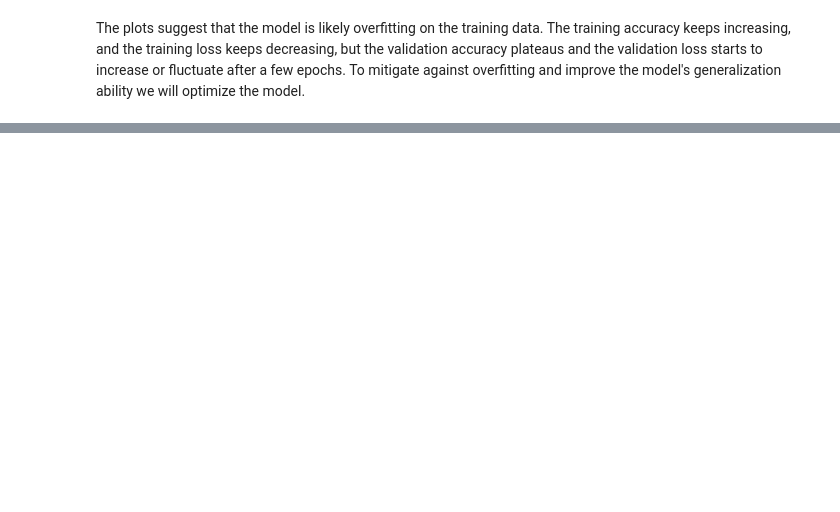
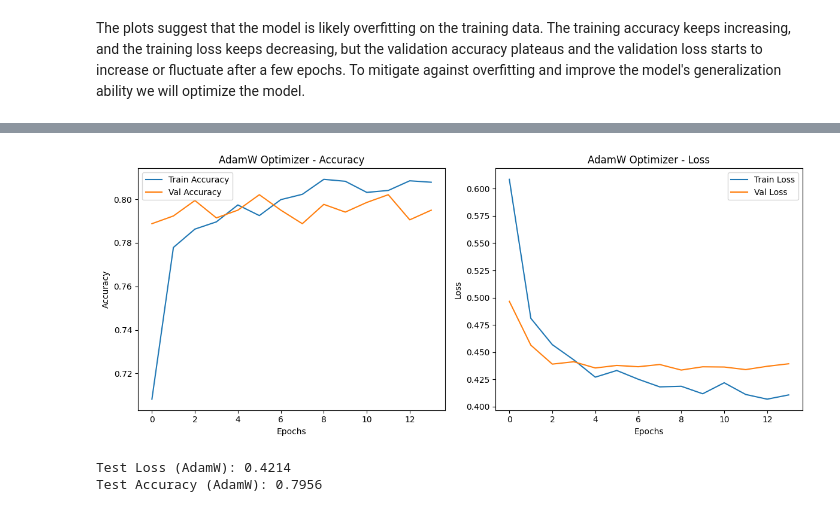
Before and after one commit to MugoDom/otomoto-marketing-segmentation, a Jupyter notebook: notebooks/Otomoto-market-segmentation.ipynb, the cells around one changed output, grey strips where cells are left out. Cells and saved outputs as stored; diff of their text form; code cells hidden in the pictures; blank space fills up the shorter version.

Commit message:
Optimise model using AdamW optimizer

```diff
--- a/notebooks/Otomoto-market-segmentation.ipynb
+++ b/notebooks/Otomoto-market-segmentation.ipynb
@@ -280,0 +390,12 @@ Model optimization is important because efficient model are more accurate and pr
+# %%
+# Train the model
+adamw_model = build_adamw_model(input_dim)
+
+history_adamw = adamw_model.fit(
+    X_train, y_train,
+    validation_split=0.2,
+    epochs=50,
+    batch_size=32,
+    callbacks=[early_stop],
+    verbose=1
+)
@@ -280,0 +420,38 @@ Model optimization is important because efficient model are more accurate and pr
+# %%
+def plot_training_history(history, title='Model Training'):
+    plt.figure(figsize=(12, 5))
+
+    # Accuracy
+    plt.subplot(1, 2, 1)
+    plt.plot(history.history['accuracy'], label='Train Accuracy')
+    plt.plot(history.history['val_accuracy'], label='Val Accuracy')
+    plt.title(f'{title} - Accuracy')
+    plt.xlabel('Epochs')
+    plt.ylabel('Accuracy')
+    plt.legend()
+
+    # Loss
+    plt.subplot(1, 2, 2)
+    plt.plot(history.history['loss'], label='Train Loss')
+    plt.plot(history.history['val_loss'], label='Val Loss')
+    plt.title(f'{title} - Loss')
+    plt.xlabel('Epochs')
+    plt.ylabel('Loss')
+    plt.legend()
+
+    plt.tight_layout()
+    plt.show()
+# %%
+# Call the function with AdamW history
+plot_training_history(history_adamw, title='AdamW Optimizer')
+# %% [output]
+[figure, added]
+# %%
+# Evaluate AdamW model on test data
+loss_adamw, accuracy_adamw = adamw_model.evaluate(X_test, y_test, verbose=0)
+
+print(f"Test Loss (AdamW): {loss_adamw:.4f}")
+print(f"Test Accuracy (AdamW): {accuracy_adamw:.4f}")
+# %% [output]
+Test Loss (AdamW): 0.4214
+Test Accuracy (AdamW): 0.7956
```
Also changed, not shown: parts of 15 cells of this notebook.
